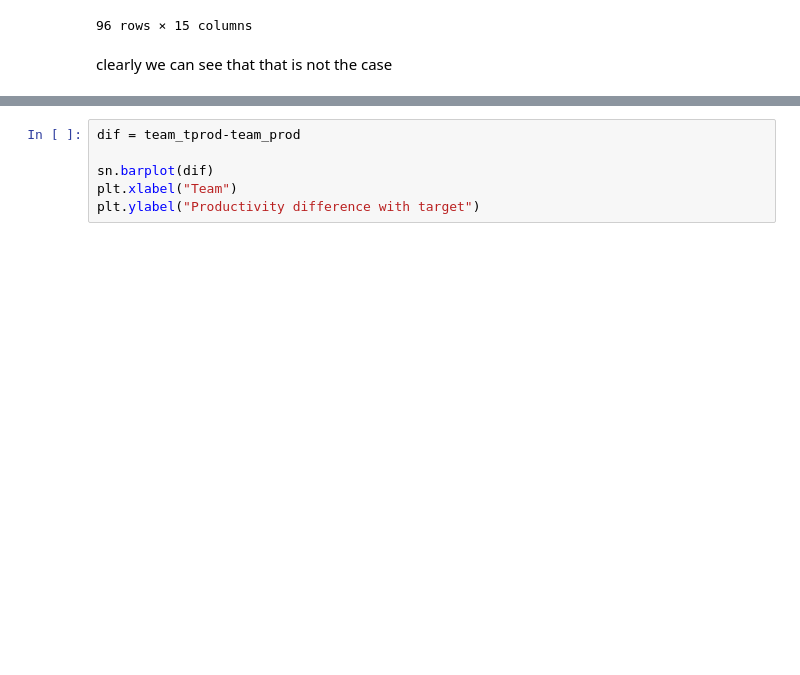
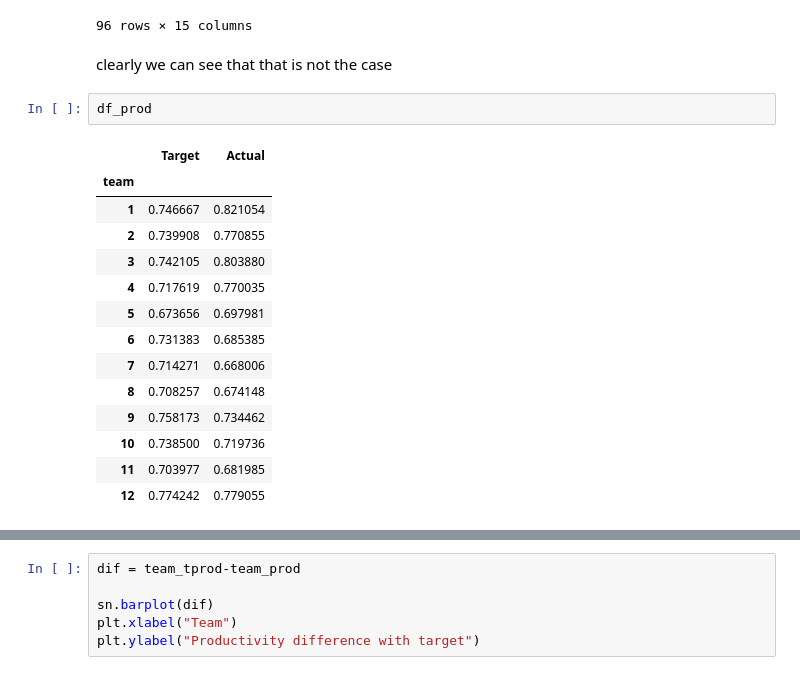
Before and after one commit to juanesgarg/Productivity_analysis, a Jupyter notebook: productivity_analysis_garment_industry.ipynb, the cells around one changed output, grey strips where cells are left out. Cells and saved outputs as stored; diff of their text form; blank space fills up the shorter version.

```diff
--- a/productivity_analysis_garment_industry.ipynb
+++ b/productivity_analysis_garment_industry.ipynb
@@ -155,4 +155,21 @@ df[df['team']==7]
 96 rows × 15 columns
 # %% [markdown]
 clearly we can see that that is not the case
+# %%
+df_prod
+# %% [output]
+|  | Target | Actual |
+| team |  |  |
+| 1 | 0.746667 | 0.821054 |
+| 2 | 0.739908 | 0.770855 |
+| 3 | 0.742105 | 0.803880 |
+| 4 | 0.717619 | 0.770035 |
+| 5 | 0.673656 | 0.697981 |
+| 6 | 0.731383 | 0.685385 |
+| 7 | 0.714271 | 0.668006 |
+| 8 | 0.708257 | 0.674148 |
+| 9 | 0.758173 | 0.734462 |
+| 10 | 0.738500 | 0.719736 |
+| 11 | 0.703977 | 0.681985 |
+| 12 | 0.774242 | 0.779055 |
 # %%
```
Also changed, not shown: parts of 1 cell of this notebook.
